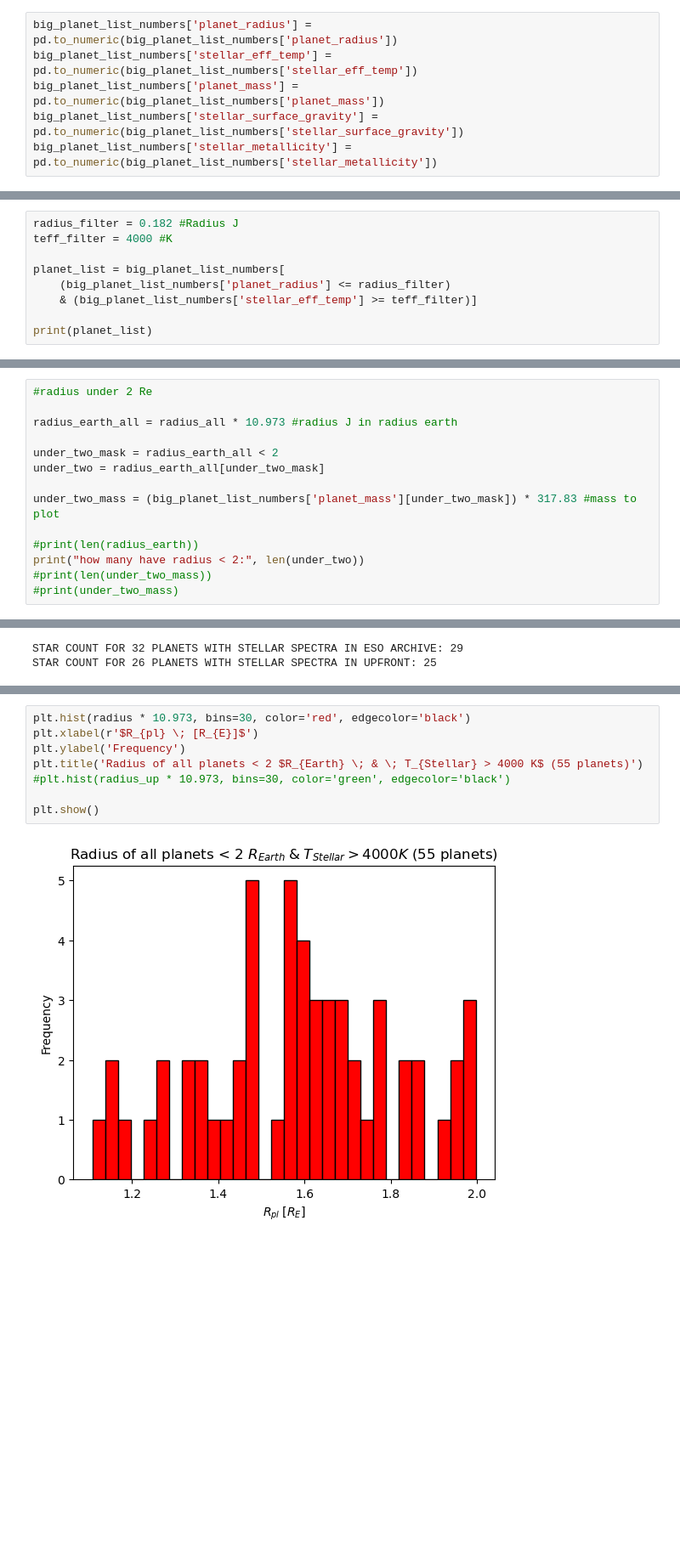
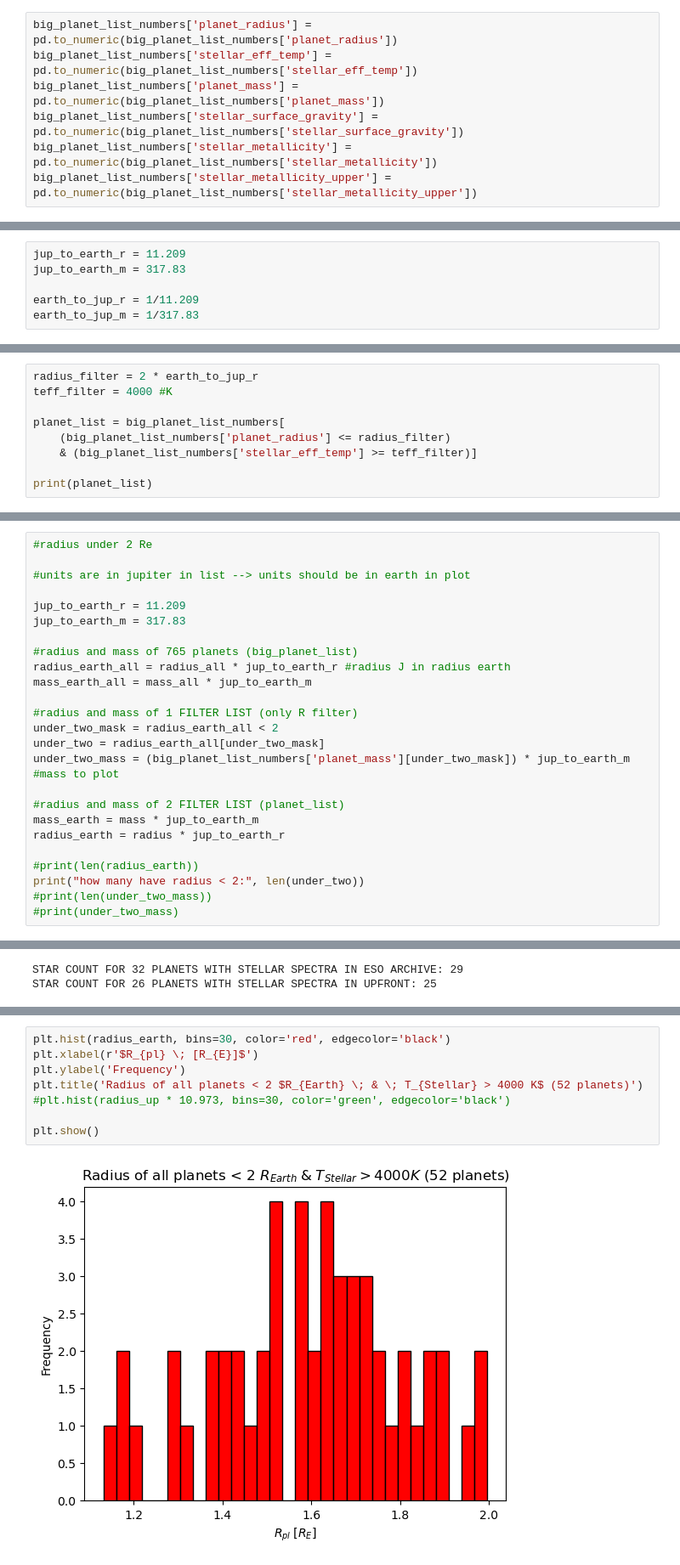
Before and after one commit to HannaKasperer/Dissertation-, a Jupyter notebook: lists_exoplanets.ipynb, the cells around one changed output, grey strips where cells are left out. Shown at 85% size. Drawn from its saved outputs; the diff is of its cells as text; blank space fills up the shorter version.

```diff
--- a/lists_exoplanets.ipynb
+++ b/lists_exoplanets.ipynb
@@ -57,6 +81,7 @@ big_planet_list_numbers['stellar_eff_temp'] = pd.to_numeric(big_planet_list_numb
 big_planet_list_numbers['planet_mass'] = pd.to_numeric(big_planet_list_numbers['planet_mass'])
 big_planet_list_numbers['stellar_surface_gravity'] = pd.to_numeric(big_planet_list_numbers['stellar_surface_gravity'])
 big_planet_list_numbers['stellar_metallicity'] = pd.to_numeric(big_planet_list_numbers['stellar_metallicity'])
+big_planet_list_numbers['stellar_metallicity_upper'] = pd.to_numeric(big_planet_list_numbers['stellar_metallicity_upper'])
 # %% [output]
 A value is trying to be set on a copy of a slice from a DataFrame.
 Try using .loc[row_indexer,col_indexer] = value instead
@@ -78,3 +103,9 @@ See the caveats in the documentation: https://pandas.pydata.org/pandas-docs/stab
 # %%
 #3 FILTER LIST: mass, radius, teff
+# %%
+jup_to_earth_r = 11.209
+jup_to_earth_m = 317.83
+
+earth_to_jup_r = 1/11.209
+earth_to_jup_m = 1/317.83
 # %%
@@ -108,7 +124,7 @@ print(planet_list_mass)
 # %%
 #2 FILTER LIST: radius, teff
 # %%
-radius_filter = 0.182 #Radius J
+radius_filter = 2 * earth_to_jup_r
 teff_filter = 4000 #K
 
 planet_list = big_planet_list_numbers[
@@ -222,12 +239,23 @@ plt.savefig('mass_radius_diagram.pdf', format='pdf')
 # %%
 #radius under 2 Re
 
-radius_earth_all = radius_all * 10.973 #radius J in radius earth
+#units are in jupiter in list --> units should be in earth in plot
 
+jup_to_earth_r = 11.209
+jup_to_earth_m = 317.83
+
+#radius and mass of 765 planets (big_planet_list)
+radius_earth_all = radius_all * jup_to_earth_r #radius J in radius earth
+mass_earth_all = mass_all * jup_to_earth_m
+
+#radius and mass of 1 FILTER LIST (only R filter)
 under_two_mask = radius_earth_all < 2
 under_two = radius_earth_all[under_two_mask]
+under_two_mass = (big_planet_list_numbers['planet_mass'][under_two_mask]) * jup_to_earth_m #mass to plot
 
-under_two_mass = (big_planet_list_numbers['planet_mass'][under_two_mask]) * 317.83 #mass to plot
+#radius and mass of 2 FILTER LIST (planet_list)
+mass_earth = mass * jup_to_earth_m
+radius_earth = radius * jup_to_earth_r
 
 #print(len(radius_earth))
 print("how many have radius < 2:", len(under_two))
@@ -849,11 +839,11 @@ plt.show()
 # %%
-plt.hist(radius * 10.973, bins=30, color='red', edgecolor='black')
+plt.hist(radius_earth, bins=30, color='red', edgecolor='black')
 plt.xlabel(r'$R_{pl} \; [R_{E}]$')
 plt.ylabel('Frequency')
-plt.title('Radius of all planets < 2 $R_{Earth} \; & \; T_{Stellar} > 4000 K$ (55 planets)')
+plt.title('Radius of all planets < 2 $R_{Earth} \; & \; T_{Stellar} > 4000 K$ (52 planets)')
 #plt.hist(radius_up * 10.973, bins=30, color='green', edgecolor='black')
 
 plt.show()
 # %% [output]
-[figure, old version]
+[figure, new version]
 # %%
```
Also changed, not shown: parts of 63 cells of this notebook, 22 other files.
